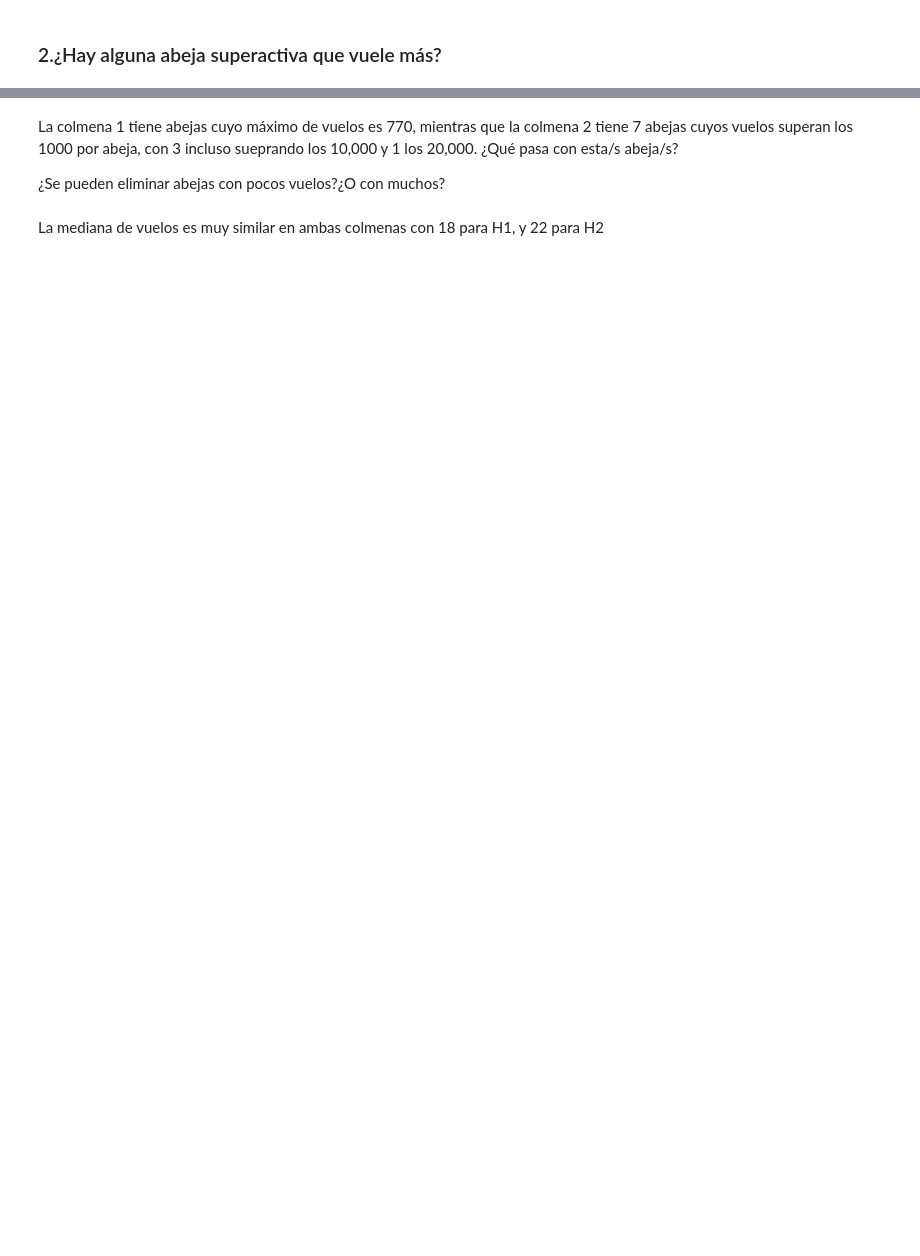
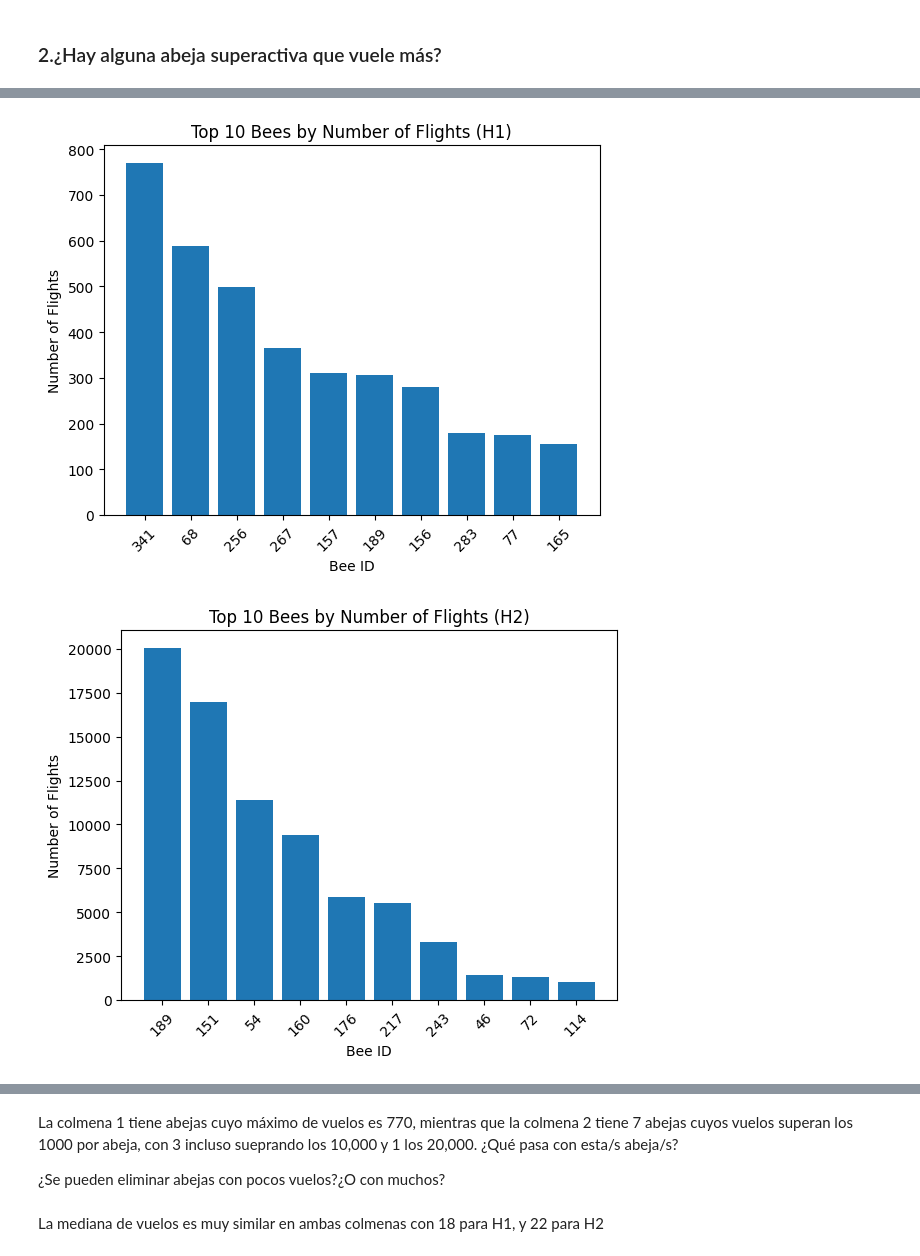
Before and after one commit to rulo09/Bee-Smart, a Jupyter notebook: BeeSmart.ipynb, the cells around one changed output, grey strips where cells are left out. Drawn from its saved outputs; the diff is of its cells as text; code cells hidden in the pictures; blank space fills up the shorter version.

```diff
--- a/BeeSmart.ipynb
+++ b/BeeSmart.ipynb
@@ -380,0 +368,63 @@ The median of flights in H1 18.0, and in H2 22.5
+# %%
+# Conteo de vuelos por abeja
+super_bees_H1 = df[df['Hive'] == 'H1']['id'].value_counts()
+super_bees_H2 = df[df['Hive'] == 'H2']['id'].value_counts()
+
+# Ordenar
+most_flights_H1 = super_bees_H1.sort_values(ascending=False)
+most_flights_H2 = super_bees_H2.sort_values(ascending=False)
+
+# Medianas
+median_H1 = super_bees_H1.median()
+median_H2 = super_bees_H2.median()
+
+print(f"The bees with the most number of flights in H1 is {most_flights_H1.head(10)} \n"
+      f"the bee with the most number of flights in H2 is {most_flights_H2.head(10)} \n")
+
+print(f"The median of flights in H1 {median_H1}, and in H2 {median_H2}")
+
+# =========================
+# GRÁFICA 1: TOP 10 ABEJAS
+# =========================
+plt.figure()
+
+top10_H1 = most_flights_H1.head(10)
+top10_H2 = most_flights_H2.head(10)
+
+plt.bar(range(len(top10_H1)), top10_H1.values)
+plt.xticks(range(len(top10_H1)), top10_H1.index, rotation=45)
+plt.title('Top 10 Bees by Number of Flights (H1)')
+plt.xlabel('Bee ID')
+plt.ylabel('Number of Flights')
+
+plt.show()
+
+plt.figure()
+
+plt.bar(range(len(top10_H2)), top10_H2.values)
+plt.xticks(range(len(top10_H2)), top10_H2.index, rotation=45)
+plt.title('Top 10 Bees by Number of Flights (H2)')
+plt.xlabel('Bee ID')
+plt.ylabel('Number of Flights')
+
+plt.show()
+
+# =========================
+# GRÁFICA 2: DISTRIBUCIÓN
+# =========================
+plt.figure()
+
+plt.hist(super_bees_H1, alpha=0.5, label='H1')
+plt.hist(super_bees_H2, alpha=0.5, label='H2')
+
+# Líneas de mediana
+plt.axvline(median_H1, linestyle='dashed', label=f'H1 median: {median_H1}')
+plt.axvline(median_H2, linestyle='dashed', label=f'H2 median: {median_H2}')
+
+plt.title('Distribution of Flights per Bee')
+plt.xlabel('Number of Flights')
+plt.ylabel('Frequency')
+plt.legend()
+
+plt.show()
+# %% [output]
@@ -380,0 +448,2 @@ The median of flights in H1 18.0, and in H2 22.5
+[figure, added]
+[figure, added]
```
Also changed, not shown: parts of 60 cells of this notebook.
